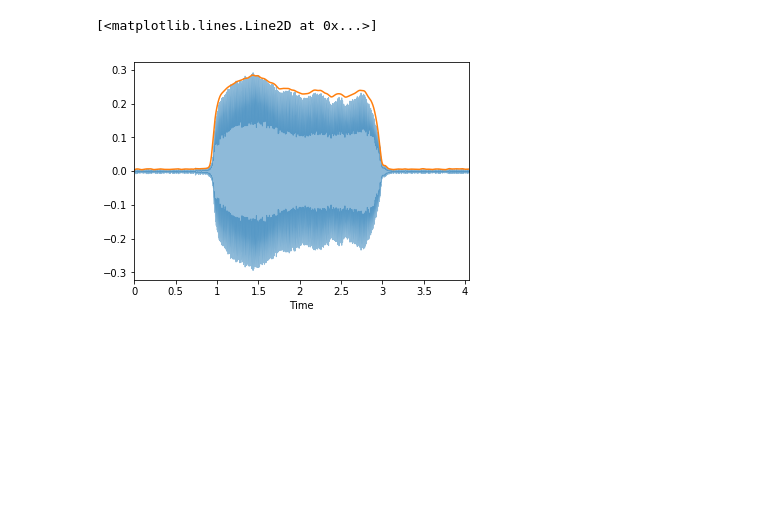
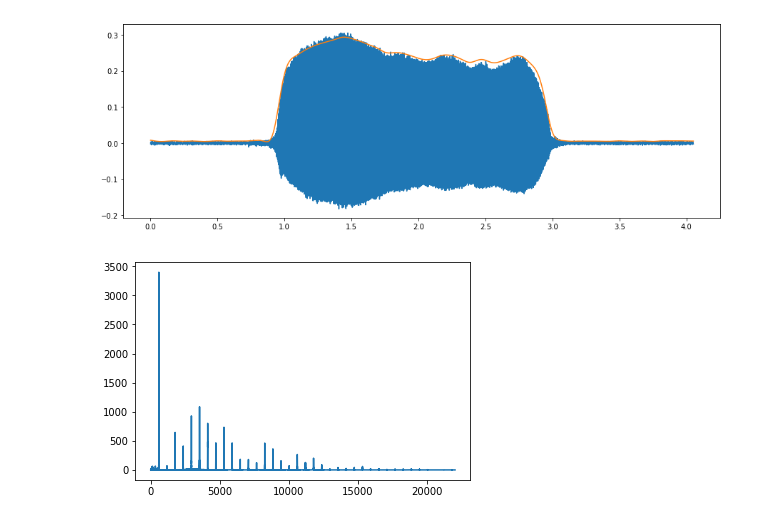
Before and after one commit to d4vidsc/music_synth, a Jupyter notebook: codigo/emulacao_gaita.ipynb, the cells around one changed output. Drawn from its saved outputs; the diff is of its cells as text; code cells hidden in the pictures; blank space fills up the shorter version.

```diff
--- a/codigo/emulacao_gaita.ipynb
+++ b/codigo/emulacao_gaita.ipynb
@@ -11,7 +10,7 @@ import IPython.display as ipd
 # %%
 # leitura do sinal da gaita
 
-gaita_in, sr = librosa.load('../gaita.wav')        #sr = sample rate 22050
+fs, gaita_in = UF.wavread('../gaita.wav')
 # %%
 # Audio de entrada
 
@@ -24,7 +21,7 @@ ipd.Audio('../gaita.wav')
 gaita_abs = abs(gaita_in)
 
 fc = 30          #freq de corte
-Wn = fc / sr     #freq de corte normalizada
+Wn = fc / fs / 2     #freq de corte normalizada
 
 print(Wn)
 
@@ -48,4 +45,4 @@ plt.show()
 # Array de tempo
 
 amostras = np.arange(len(gaita_in))
-t = amostras / sr
+t = amostras / fs
@@ -60,12 +49,15 @@ plt.plot(t,env_filt)
 # %%
 # Multiplicando a envoltória encontrada por uma constante para aproximar ao sinal original
 
+plt.figure(figsize=(15,5))
+
 env_filt_ganho = 3.5 * env_filt
-librosa.display.waveplot(gaita_in, alpha=0.5)
-plt.plot(t,env_filt_ganho)
+plt.plot(t, gaita_in)
+plt.plot(t, env_filt_ganho)
+
+plt.show()
 # %% [output]
-[<matplotlib.lines.Line2D at 0x...>]
-[figure, old version]
+[figure, new version]
 # %%
 # Aplicando FFT no sinal da gaita
 
@@ -72,0 +74,7 @@ gaita_fft = fft(gaita_in)
+# %%
+#Plot FFT domínio da frequência
+
+plt.plot(gaita_freqs, abs(gaita_fft)[:int(gaita_fft.size/2)])
+plt.show()
+# %% [output]
+[figure, added]
```
Also changed, not shown: parts of 16 cells of this notebook, 2 other files.
